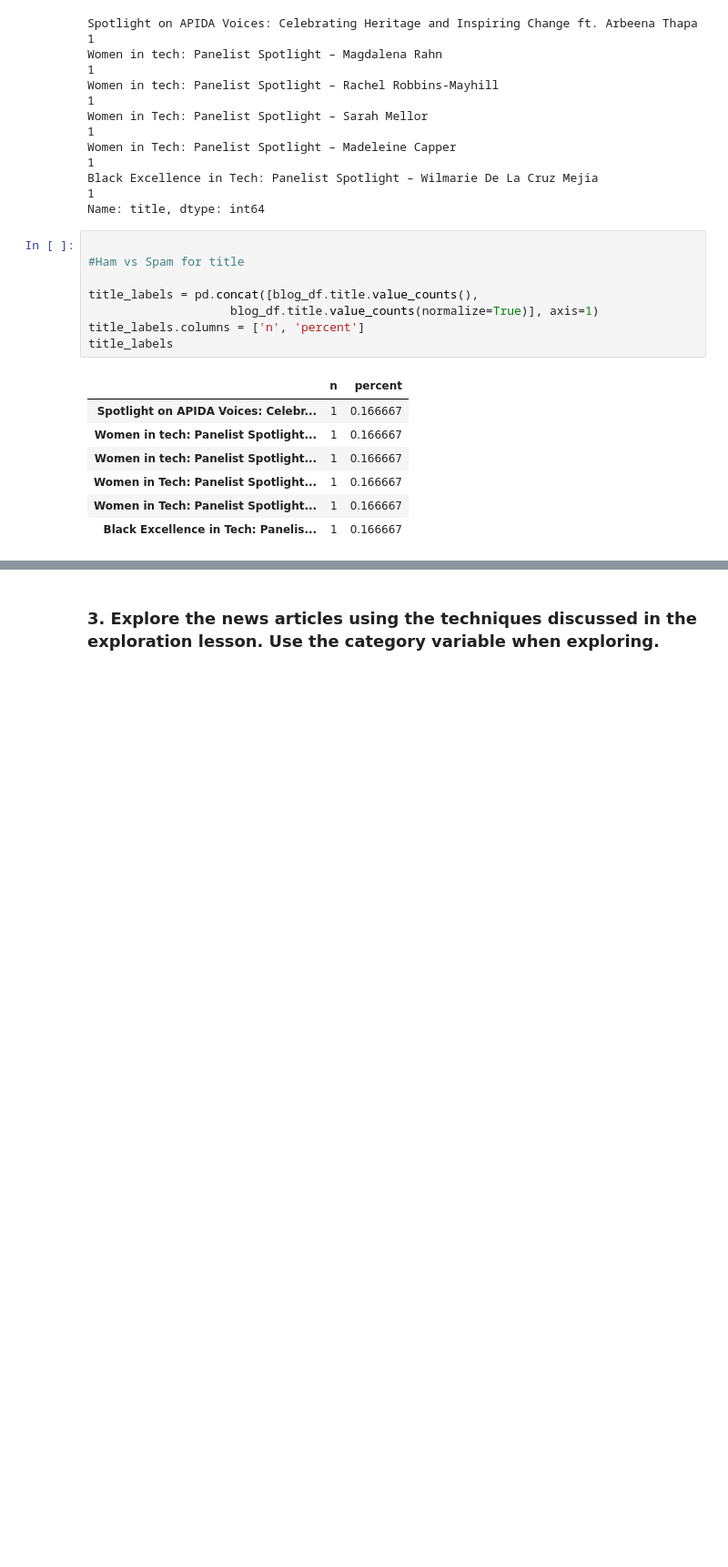
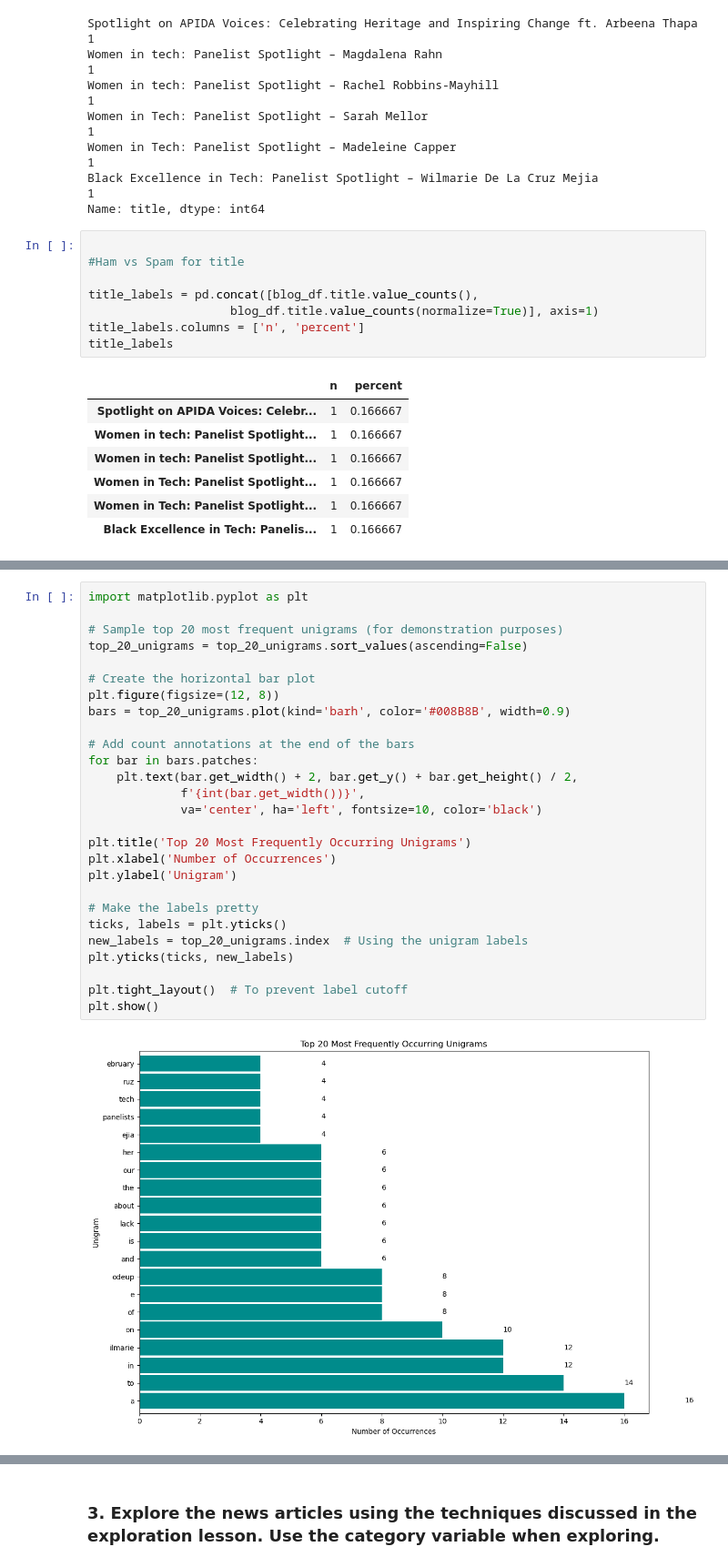
Before and after one commit to annie-carter/natural-language-processing-exercises, a Jupyter notebook: data_exploration.ipynb, the cells around one changed output, grey strips where cells are left out. Shown: that part at 91% size. Drawn from its saved outputs; the diff is of its cells as text; blank space fills up the shorter version.

```diff
--- a/data_exploration.ipynb
+++ b/data_exploration.ipynb
@@ -282,0 +389,29 @@ all_words = clean(' '.join(blog_df.content))
+# %%
+import matplotlib.pyplot as plt
+
+# Sample top 20 most frequent unigrams (for demonstration purposes)
+top_20_unigrams = top_20_unigrams.sort_values(ascending=False)
+
+# Create the horizontal bar plot
+plt.figure(figsize=(12, 8))
+bars = top_20_unigrams.plot(kind='barh', color='#008B8B', width=0.9)
+
+# Add count annotations at the end of the bars
+for bar in bars.patches:
+    plt.text(bar.get_width() + 2, bar.get_y() + bar.get_height() / 2,
+             f'{int(bar.get_width())}',
+             va='center', ha='left', fontsize=10, color='black')
+
+plt.title('Top 20 Most Frequently Occurring Unigrams')
+plt.xlabel('Number of Occurrences')
+plt.ylabel('Unigram')
+
+# Make the labels pretty
+ticks, labels = plt.yticks()
+new_labels = top_20_unigrams.index  # Using the unigram labels
+plt.yticks(ticks, new_labels)
+
+plt.tight_layout()  # To prevent label cutoff
+plt.show()
+# %% [output]
+[figure, added]
```
Also changed, not shown: parts of 15 cells of this notebook.
